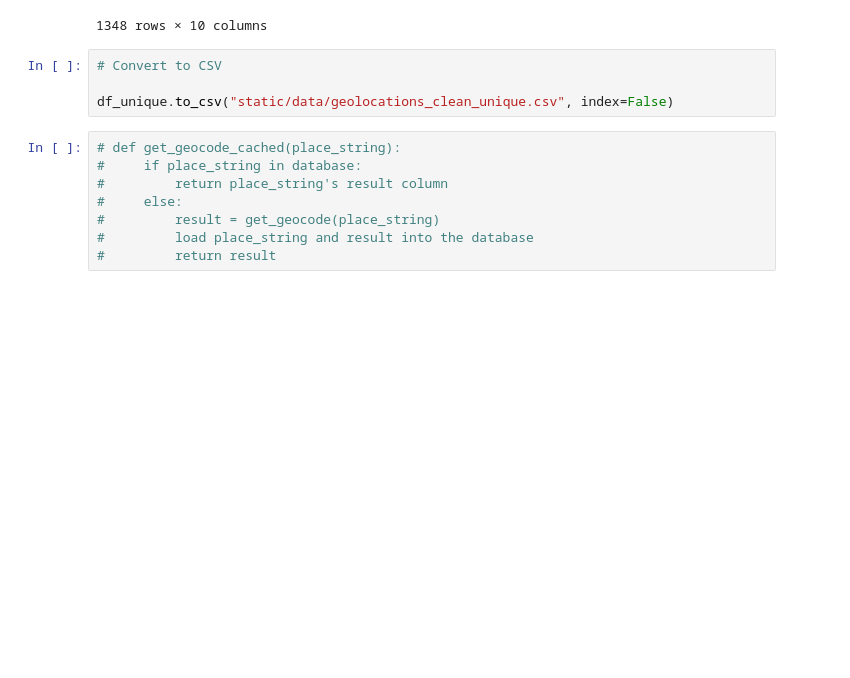
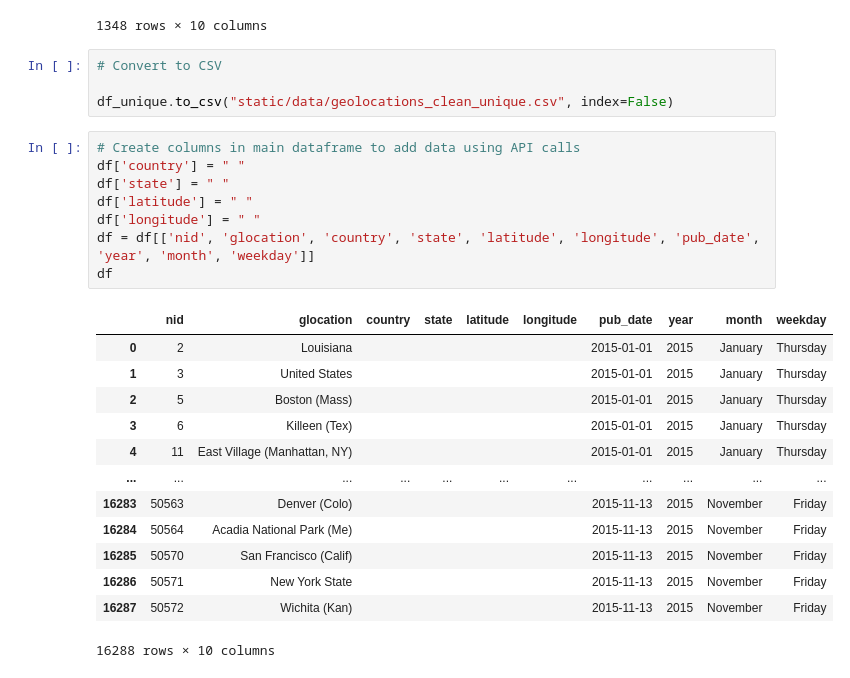
Before and after one commit to iCode13/News-Sentiment-Analysis-App, a Jupyter notebook: news_app/geo_api.ipynb, the cells around one changed output. Saved outputs shown, nothing was run; the diff lists cells and outputs as text; blank space fills up the shorter version.

```diff
--- a/news_app/geo_api.ipynb
+++ b/news_app/geo_api.ipynb
@@ -227,11 +227,25 @@ df_unique
 # Convert to CSV
 
 df_unique.to_csv("static/data/geolocations_clean_unique.csv", index=False)
-# %%
-# def get_geocode_cached(place_string):
-#     if place_string in database:
-#         return place_string's result column
-#     else:
-#         result = get_geocode(place_string)
-#         load place_string and result into the database
-#         return result
+# %%
+# Create columns in main dataframe to add data using API calls
+df['country'] = " "
+df['state'] = " "
+df['latitude'] = " "
+df['longitude'] = " "
+df = df[['nid', 'glocation', 'country', 'state', 'latitude', 'longitude', 'pub_date', 'year', 'month', 'weekday']]
+df
+# %% [output]
+|  | nid | glocation | country | state | latitude | longitude | pub_date | year | month | weekday |
+| 0 | 2 | Louisiana |  |  |  |  | 2015-01-01 | 2015 | January | Thursday |
+| 1 | 3 | United States |  |  |  |  | 2015-01-01 | 2015 | January | Thursday |
+| 2 | 5 | Boston (Mass) |  |  |  |  | 2015-01-01 | 2015 | January | Thursday |
+| 3 | 6 | Killeen (Tex) |  |  |  |  | 2015-01-01 | 2015 | January | Thursday |
+| 4 | 11 | East Village (Manhattan, NY) |  |  |  |  | 2015-01-01 | 2015 | January | Thursday |
+| ... | ... | ... | ... | ... | ... | ... | ... | ... | ... | ... |
+| 16283 | 50563 | Denver (Colo) |  |  |  |  | 2015-11-13 | 2015 | November | Friday |
+| 16284 | 50564 | Acadia National Park (Me) |  |  |  |  | 2015-11-13 | 2015 | November | Friday |
+| 16285 | 50570 | San Francisco (Calif) |  |  |  |  | 2015-11-13 | 2015 | November | Friday |
+| 16286 | 50571 | New York State |  |  |  |  | 2015-11-13 | 2015 | November | Friday |
+| 16287 | 50572 | Wichita (Kan) |  |  |  |  | 2015-11-13 | 2015 | November | Friday |
+16288 rows × 10 columns
```
Also changed, not shown: parts of 2 cells of this notebook, 1 other file.
